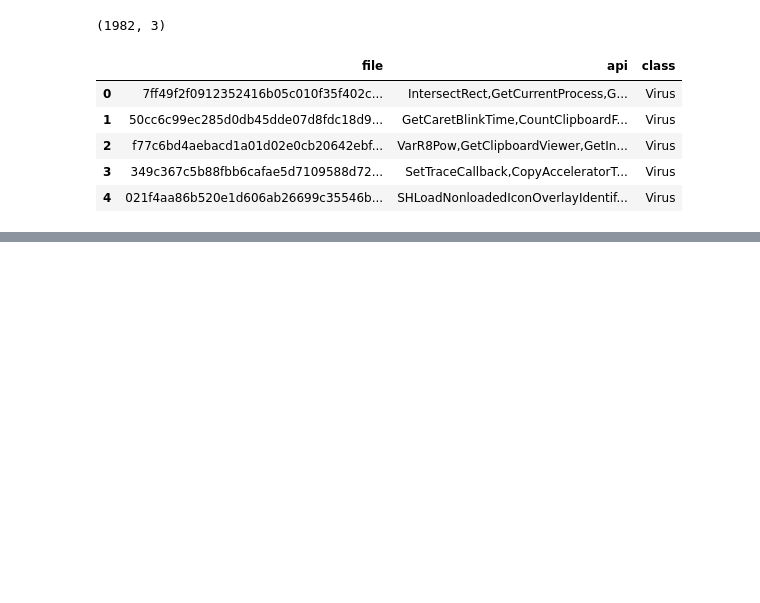
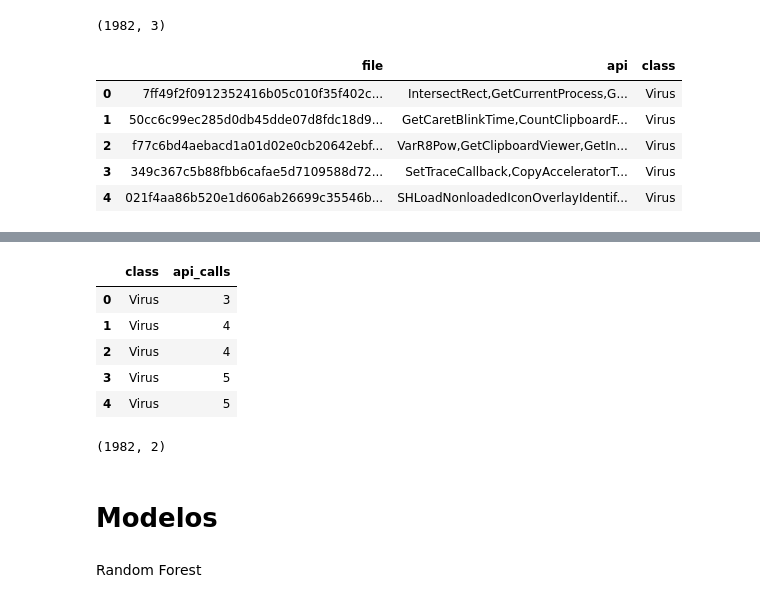
Before and after one commit to bryannalfaro/Lab3-SecDS, a Jupyter notebook: main.ipynb, the cells around one changed output, grey strips where cells are left out. Drawn from its saved outputs; the diff is of its cells as text; code cells hidden in the pictures; blank space fills up the shorter version.

Commit message:
working with models

```diff
--- a/main.ipynb
+++ b/main.ipynb
@@ -111,0 +130,19 @@ df.head()
+# %%
+#drop file name and api columns
+df.drop(['file', 'api'], axis=1, inplace=True)
+df.head()
+# %% [output]
+|  | class | api_calls |
+| 0 | Virus | 3 |
+| 1 | Virus | 4 |
+| 2 | Virus | 4 |
+| 3 | Virus | 5 |
+| 4 | Virus | 5 |
+# %%
+df.shape
+# %% [output]
+(1982, 2)
+# %% [markdown]
+# Modelos
+# %% [markdown]
+Random Forest
```
Also changed, not shown: parts of 6 cells of this notebook.
